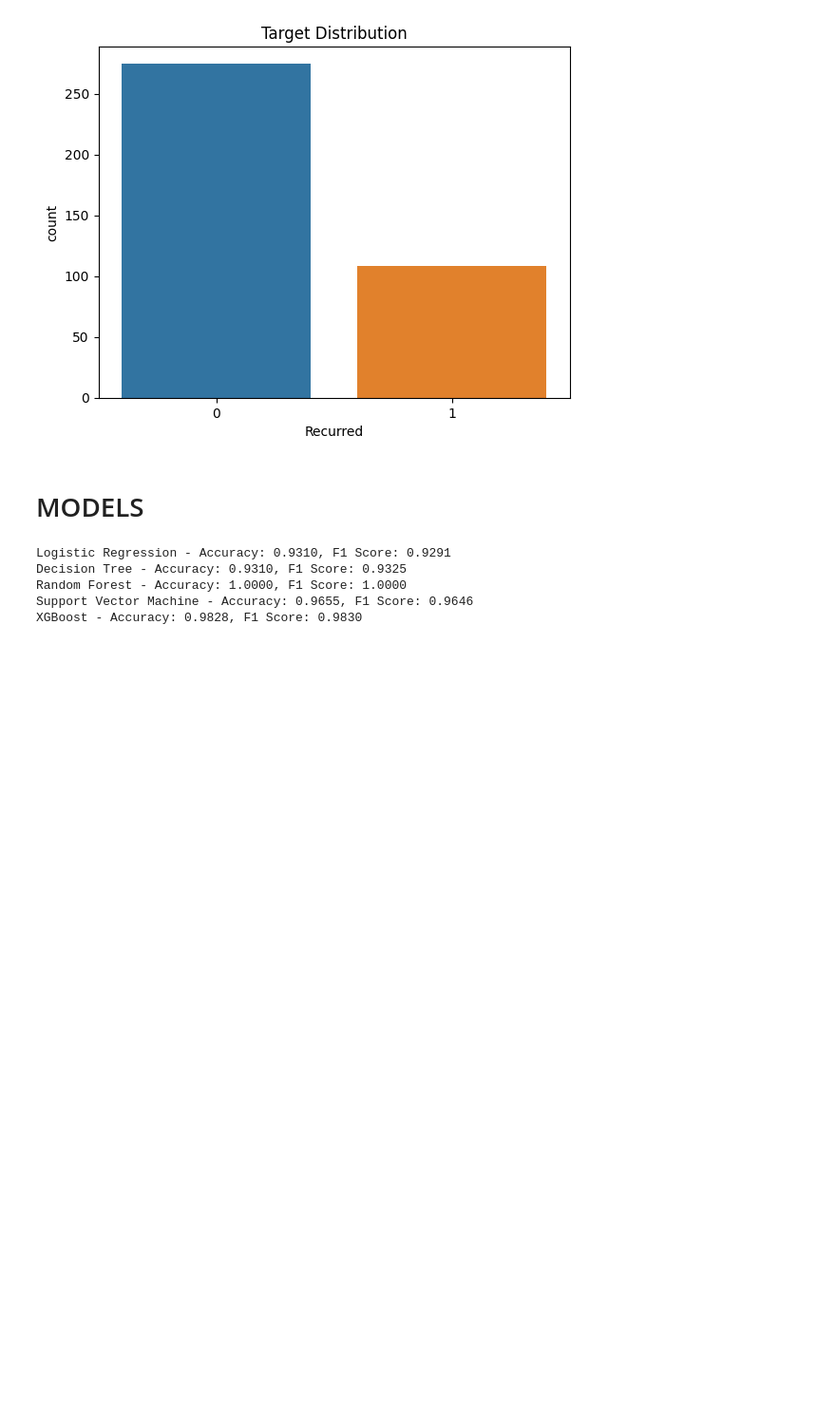
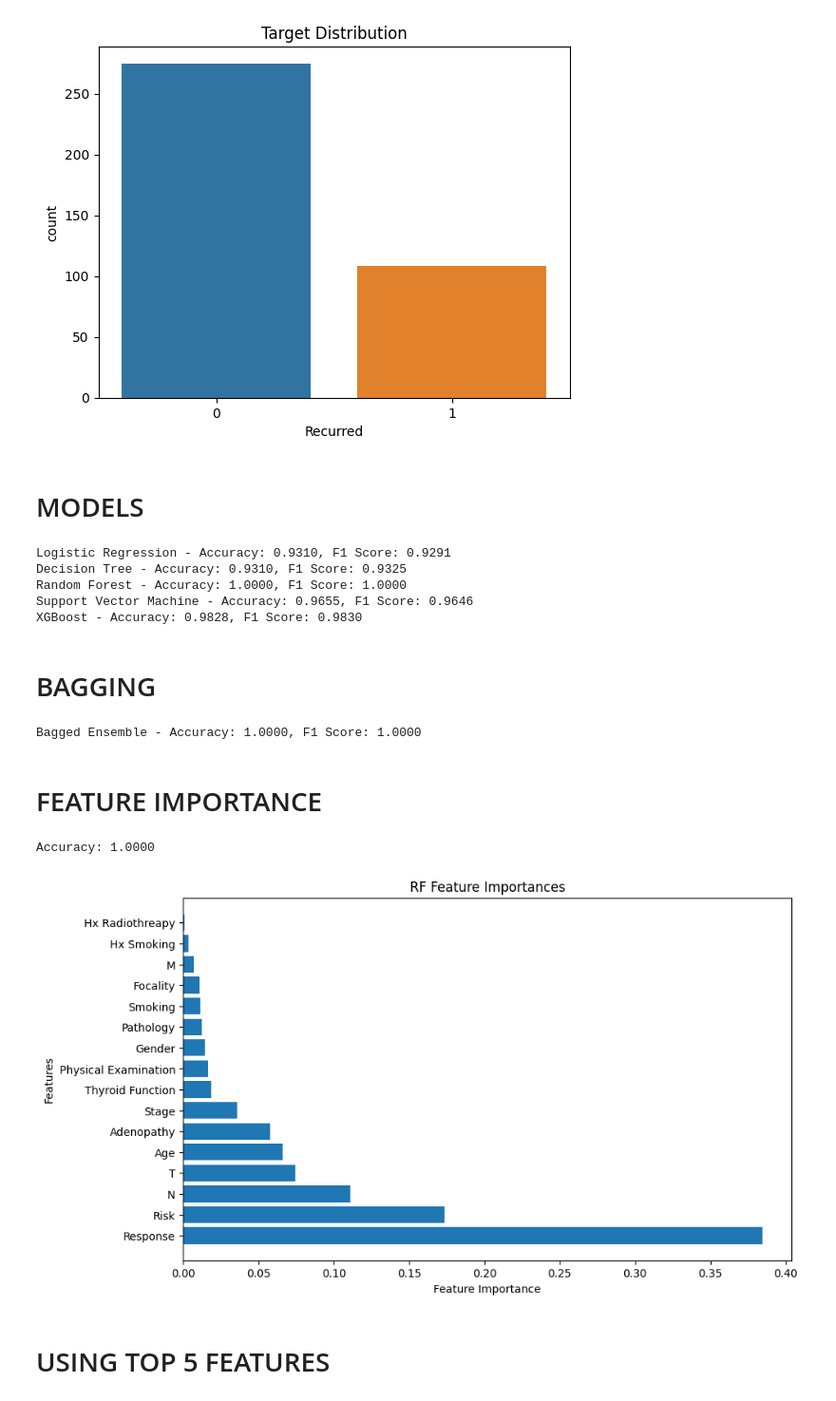
Before and after one commit to MuhammedShiway/Medical-ML, a Jupyter notebook: Differentiated-Thyroid-Cancer-Recurrence.ipynb, the cells around one changed output. Shown: that part at 95% size. Drawn from its saved outputs; the diff is of its cells as text; code cells hidden in the pictures; blank space fills up the shorter version.

```diff
--- a/Differentiated-Thyroid-Cancer-Recurrence.ipynb
+++ b/Differentiated-Thyroid-Cancer-Recurrence.ipynb
@@ -99,12 +106,69 @@ def train_and_evaluate_models(X, y):
         f1 = f1_score(y_test, y_pred, average='weighted')
 
         print(f'{name} - Accuracy: {accuracy:.4f}, F1 Score: {f1:.4f}')
-# %%
-if __name__ == "__main__":
-    train_and_evaluate_models(X, y)
-# %% [output]
-Logistic Regression - Accuracy: 0.9310, F1 Score: 0.9291
-Decision Tree - Accuracy: 0.9310, F1 Score: 0.9325
-Random Forest - Accuracy: 1.0000, F1 Score: 1.0000
-Support Vector Machine - Accuracy: 0.9655, F1 Score: 0.9646
-XGBoost - Accuracy: 0.9828, F1 Score: 0.9830
+# %%
+train_and_evaluate_models(X, y)
+# %% [output]
+Logistic Regression - Accuracy: 0.9310, F1 Score: 0.9291
+Decision Tree - Accuracy: 0.9310, F1 Score: 0.9325
+Random Forest - Accuracy: 1.0000, F1 Score: 1.0000
+Support Vector Machine - Accuracy: 0.9655, F1 Score: 0.9646
+XGBoost - Accuracy: 0.9828, F1 Score: 0.9830
+# %% [markdown]
+# BAGGING
+# %%
+def train_and_evaluate_models_with_bagging(X, y):
+    X_train, X_test, y_train, y_test = train_test_split(X, y, test_size=0.15, random_state=42)
+
+    models = {
+        #'Logistic Regression': LogisticRegression(max_iter=1000, random_state=42),
+        #'Decision Tree': DecisionTreeClassifier(random_state=42),
+        'Random Forest': RandomForestClassifier(),
+        #'Support Vector Machine': SVC(kernel='linear', probability = True, random_state=42),
+        #'LightGBM': LGBMClassifier(num_leaves =  25, max_depth = 10, random_state=42),
+        'XGBoost': XGBClassifier(use_label_encoder=False, max_depth=5, eval_metric='logloss', random_state=42)
+    }
+
+    ensemble_models = [(name, model) for name, model in models.items()]
+
+    ensemble = VotingClassifier(estimators=ensemble_models, voting='soft')
+
+    ensemble.fit(X_train, y_train)
+    y_pred = ensemble.predict(X_test)
+    accuracy = accuracy_score(y_test, y_pred)
+    f1 = f1_score(y_test, y_pred, average='weighted')
+
+    print(f'Bagged Ensemble - Accuracy: {accuracy:.4f}, F1 Score: {f1:.4f}')
+
+
+train_and_evaluate_models_with_bagging(X, y)
+# %% [output]
+Bagged Ensemble - Accuracy: 1.0000, F1 Score: 1.0000
+# %% [markdown]
+# FEATURE IMPORTANCE
+# %%
+X_train, X_test, y_train, y_test = train_test_split(X, y, test_size=0.15, random_state=42)
+
+final_rf_model = RandomForestClassifier(random_state=42)
+final_rf_model.fit(X_train, y_train)
+
+y_pred = final_rf_model.predict(X_test)
+
+accuracy = accuracy_score(y_test, y_pred)
+print(f'Accuracy: {accuracy:.4f} \n')
+
+feature_importances_rf = final_rf_model.feature_importances_
+sorted_features = [x for _, x in sorted(zip(feature_importances_rf, X.columns), reverse=True)]
+sorted_importances = sorted(feature_importances_rf, reverse=True)
+
+plt.figure(figsize=(10, 6))
+plt.barh(sorted_features, sorted_importances)
+plt.xlabel('Feature Importance')
+plt.ylabel('Features')
+plt.title('RF Feature Importances')
+plt.show()
+# %% [output]
+Accuracy: 1.0000
+[figure, added]
+# %% [markdown]
+# USING TOP 5 FEATURES
```
Also changed, not shown: parts of 4 cells of this notebook.
